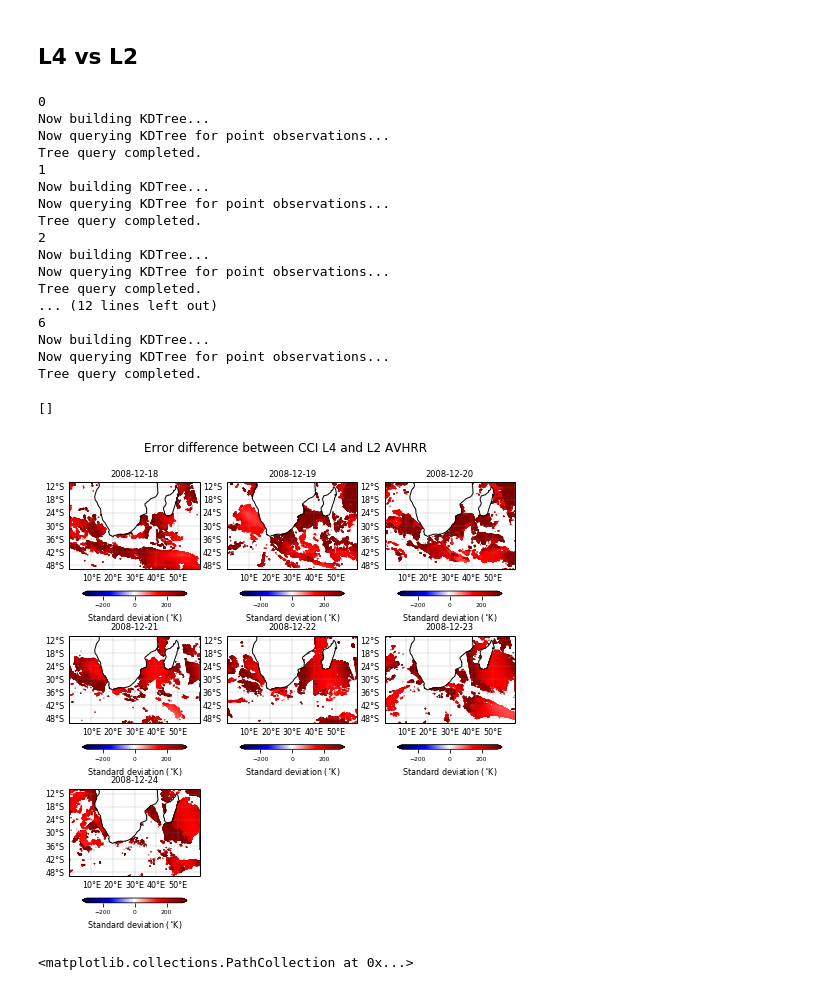
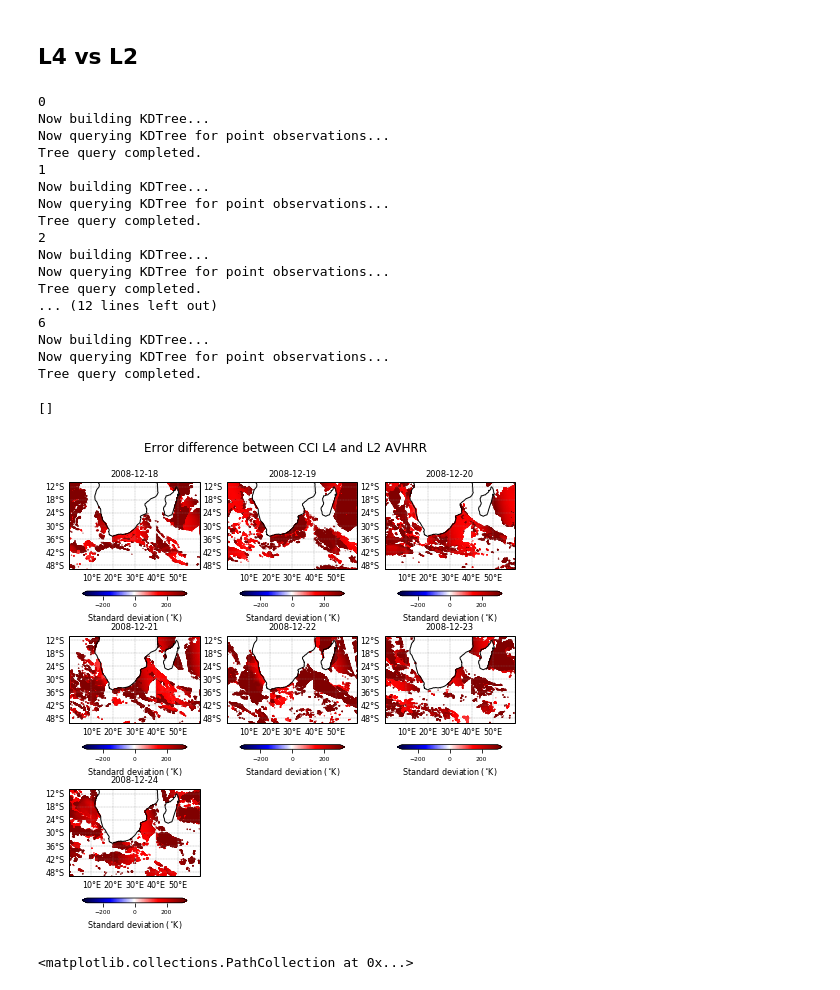
Before and after one commit to HarryLuyt/paper1_scripts, a Jupyter notebook: Scripts/CCI_L4vsTSST.ipynb, the cells around one changed output. Saved outputs shown, nothing was run; the diff lists cells and outputs as text; code cells hidden in the pictures.

```diff
--- a/Scripts/CCI_L4vsTSST.ipynb
+++ b/Scripts/CCI_L4vsTSST.ipynb
@@ -66,6 +36,0 @@ Attributes:
-# %%
-# tester_subset = tester.where(tester['latitude'] <= -10)
-tester_subset = tester.where((tester['latitude'] <= -10) & (tester['latitude'] >= -50))
-tester_subset = tester_subset.where((tester_subset['longitude'] <= 70) & (tester_subset['longitude'] >= 0))
-tester_subset_arr = tester_subset.to_array()
-tester_subset_arr = np.delete(tester_subset_arr, np.where(tester_subset_arr[1] == np.nan))
@@ -99,3 +37,7 @@ Attributes:
+# %%
+tester_df = tester.to_dataframe()
+ind = np.where((tester_df['latitude'] <= -10) & (tester_df['latitude'] >= -50 ) & ((tester_subset['longitude'] <= 70) & (tester_subset['longitude'] >= 0)))[0]
+tester_df_dropped = tester_df.iloc[ind]
 # %%
 proj = ccrs.PlateCarree()
 
@@ -314,6 +197,9 @@ for i in range(0,7):
     l2_dataset = xr.open_dataset(l2_list[i])
     l2_dataset = l2_dataset.where((l2_dataset['latitude'] <= -10) & (l2_dataset['latitude'] >= -50))
     l2_dataset = l2_dataset.where((l2_dataset['longitude'] <= 70) & (l2_dataset['longitude'] >= 0))
+    l2_dataset = l2_dataset.to_dataframe()
+    ind = np.where((l2_dataset['latitude'] <= -10) & (l2_dataset['latitude'] >= -50 ) & ((l2_dataset['longitude'] <= 70) & (l2_dataset['longitude'] >= 0)))[0]
+    l2_dataset = l2_dataset.iloc[ind]
 
     ax = plt.subplot(3,3,i+1,projection=proj)
     ax.set_extent([0, 60, -50, -10], ccrs.PlateCarree())
@@ -338,7 +224,7 @@ for i in range(0,7):
     ax.set_title('{0}'.format(l4['analysis_uncertainty'][i]['time'].data.astype('datetime64[D]')), fontsize='small')
 
 plt.tight_layout(h_pad=1.0)
-plt.savefig('../Figures/error_differences/L2_tracksAtSEN900Error.png', dpi=300, bbox_inches='tight', format='png')
+# plt.savefig('../Figures/error_differences/L2_tracksAtSEN900Error.png', dpi=300, bbox_inches='tight', format='png')
 plt.plot()
 # %% [output]
 0
@@ -364,6 +250,9 @@ for i in range(0,7):
     l3_dataset = xr.open_dataset(l3_list[i])
     l3_dataset = l3_dataset.where((l3_dataset['latitude'] <= -10) & (l3_dataset['latitude'] >= -50))
     l3_dataset = l3_dataset.where((l3_dataset['longitude'] <= 70) & (l3_dataset['longitude'] >= 0))
+    l3_dataset = l3_dataset.to_dataframe()
+    ind = np.where((l3_dataset['latitude'] <= -10) & (l3_dataset['latitude'] >= -50 ) & ((l3_dataset['longitude'] <= 70) & (l3_dataset['longitude'] >= 0)))[0]
+    l3_dataset = l3_dataset.iloc[ind]
 
     ax = plt.subplot(3,3,i+1,projection=proj)
     ax.set_extent([0, 60, -50, -10], ccrs.PlateCarree())
@@ -388,7 +277,7 @@ for i in range(0,7):
     ax.set_title('{0}'.format(l4['analysis_uncertainty'][i]['time'].data.astype('datetime64[D]')), fontsize='small')
 
 plt.tight_layout(h_pad=1.0)
-plt.savefig('../Figures/error_differences/L3_error.png', dpi=300, bbox_inches='tight', format='png')
+# plt.savefig('../Figures/error_differences/L3_error.png', dpi=300, bbox_inches='tight', format='png')
 plt.plot()
 # %% [output]
 0
@@ -482,8 +371,9 @@ for i in range(0,7):
     print(i)
 
     l2_dataset = xr.open_dataset(l2_list[i])
-    l2_dataset = l2_dataset.where((l2_dataset['latitude'] <= -10) & (l2_dataset['latitude'] >= -50))
-    l2_dataset = l2_dataset.where((l2_dataset['longitude'] <= 70) & (l2_dataset['longitude'] >= 0))
+    l2_dataset = l2_dataset.to_dataframe()
+    ind = np.where((l2_dataset['latitude'] <= -10) & (l2_dataset['latitude'] >= -50 ) & ((l2_dataset['longitude'] <= 70) & (l2_dataset['longitude'] >= 0)))[0]
+    l2_dataset = l2_dataset.iloc[ind]
     errDiff, gridInf, pointsInf = NearestNeighbourDiff(l4.isel(time=i), l2_dataset, gridInf=25, pointsInf=800)
 
     ax = plt.subplot(3,3,i+1,projection=proj)
@@ -502,35 +392,35 @@ for i in range(0,7):
     gl.xlabels_bottom = True
     gl.ylabels_right = False
     gl.xformatter = LONGITUDE_FORMATTER
     gl.yformatter = LATITUDE_FORMATTER
     gl.xlabel_style = {'size': 8}
     gl.ylabel_style = {'size': 8}
 
     ax.set_title('{0}'.format(l4['analysis_uncertainty'][i]['time'].data.astype('datetime64[D]')), fontsize='small')
 
 plt.tight_layout(h_pad=1.0)
-plt.savefig('../Figures/error_differences/L4_{0}_L2_{1}.png'.format(gridInf, pointsInf), dpi=300, bbox_inches='tight', format='png')
+# plt.savefig('../Figures/error_differences/L4_{0}_L2_{1}.png'.format(gridInf, pointsInf), dpi=300, bbox_inches='tight', format='png')
 plt.plot()
 # %% [output]
 0
 Now building KDTree...
 Now querying KDTree for point observations...
 Tree query completed.
 1
 Now building KDTree...
 Now querying KDTree for point observations...
 Tree query completed.
 2
 Now building KDTree...
 Now querying KDTree for point observations...
 Tree query completed.
 ... (12 lines left out)
 6
 Now building KDTree...
 Now querying KDTree for point observations...
 Tree query completed.
 []
-[figure, old version]
+[figure, new version]
 # %%
 xs = tree.data[idx-1][:,0]
 ys = tree.data[idx-1][:,1]
```
Also changed, not shown: parts of 21 cells of this notebook.
